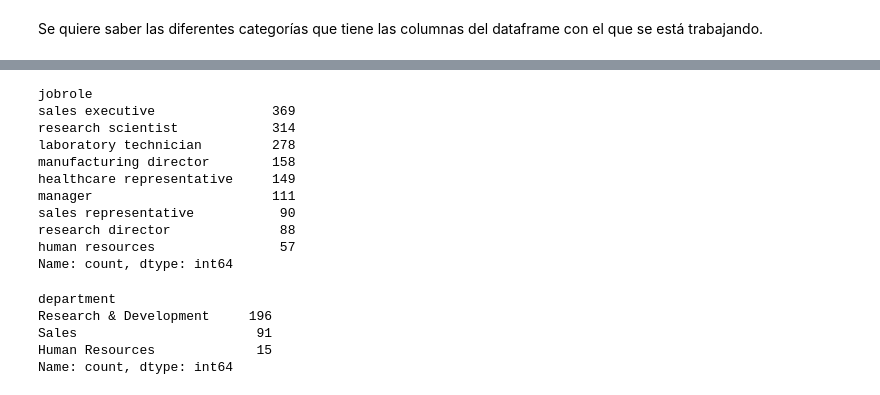
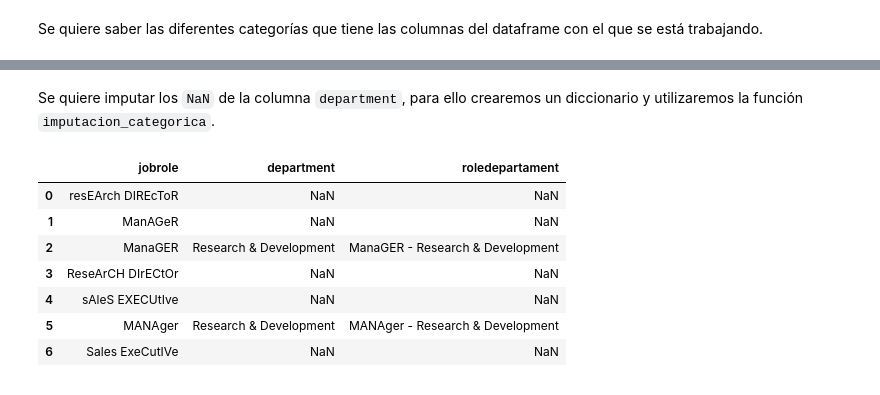
Before and after one commit to AnaROGA/project-da-promo-54-modulo-3-team-1, a Jupyter notebook: notebooks/Fase_1y2_EDA_y_Transformacion_Datos/EDA.ipynb, the cells around one changed output, grey strips where cells are left out. Cells and saved outputs as stored; diff of their text form; code cells hidden in the pictures.

```diff
--- a/notebooks/Fase_1y2_EDA_y_Transformacion_Datos/EDA.ipynb
+++ b/notebooks/Fase_1y2_EDA_y_Transformacion_Datos/EDA.ipynb
@@ -321,22 +256,14 @@ Name: count, dtype: int64
-# %%
-df_copia["jobrole"].value_counts()
-# %% [output]
-jobrole
-sales executive               369
-research scientist            314
-laboratory technician         278
-manufacturing director        158
-healthcare representative     149
-manager                       111
-sales representative           90
-research director              88
-human resources                57
-Name: count, dtype: int64
-# %%
-df_copia["department"].value_counts()
-# %% [output]
-department
-Research & Development     196
-Sales                       91
-Human Resources             15
-Name: count, dtype: int64
+# %% [markdown]
+Se quiere imputar los `NaN` de la columna `department`, para ello crearemos un diccionario y utilizaremos la función `imputacion_categorica`.
+# %%
+# Visualizamos las columnas
+df[["jobrole", "department", "roledepartament"]].head(7)
+# %% [output]
+|  | jobrole | department | roledepartament |
+| 0 | resEArch DIREcToR | NaN | NaN |
+| 1 | ManAGeR | NaN | NaN |
+| 2 | ManaGER | Research & Development | ManaGER - Research & Development |
+| 3 | ReseArCH DIrECtOr | NaN | NaN |
+| 4 | sAleS EXECUtIve | NaN | NaN |
+| 5 | MANAger | Research & Development | MANAger - Research & Development |
+| 6 | Sales ExeCutIVe | NaN | NaN |
```
Also changed, not shown: parts of 26 cells of this notebook, 1 other file.
